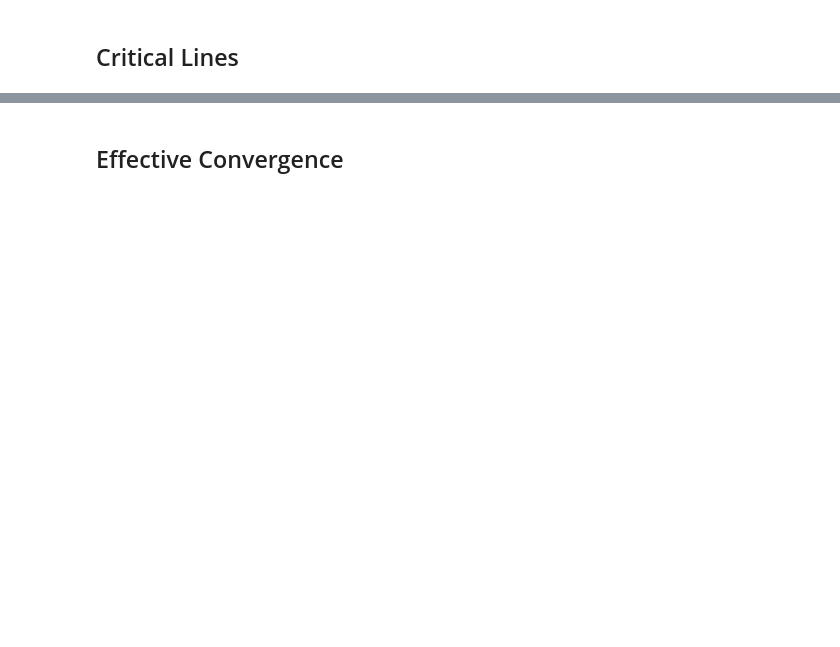
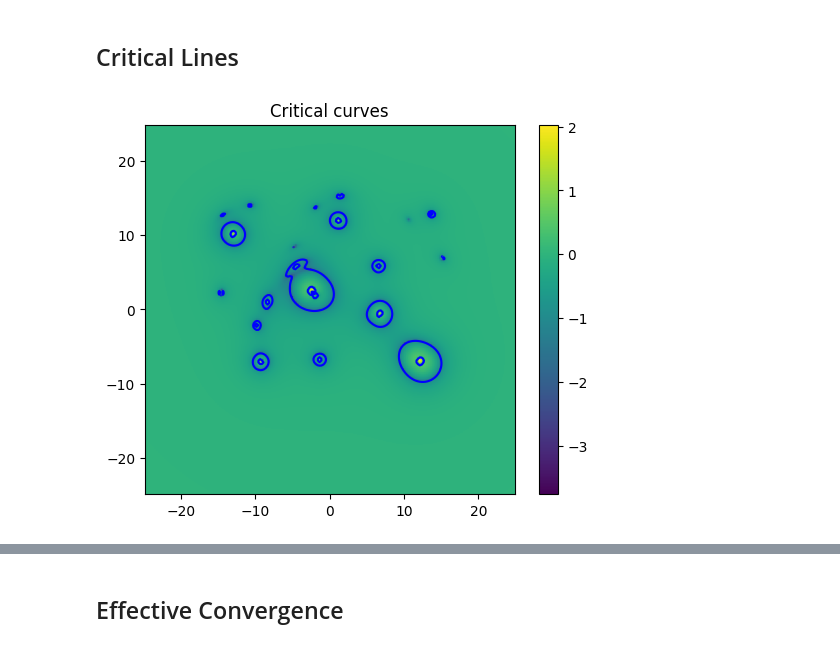
Before and after one commit to Ciela-Institute/caustics, a Jupyter notebook: docs/source/tutorials/MultiplaneDemo.ipynb, the cells around one changed output, grey strips where cells are left out. Saved outputs shown, nothing was run; the diff lists cells and outputs as text; code cells hidden in the pictures; blank space fills up the shorter version.

```diff
--- a/docs/source/tutorials/MultiplaneDemo.ipynb
+++ b/docs/source/tutorials/MultiplaneDemo.ipynb
@@ -21,7 +21,7 @@ import caustics
 cosmology = caustics.cosmology.FlatLambdaCDM(name="cosmo")
 cosmology.to(dtype=torch.float32)
 n_pix = 100
-res = 0.05
+res = 0.5
 upsample_factor = 2
 fov = res * n_pix
 thx, thy = caustics.utils.get_meshgrid(
@@ -46,12 +46,11 @@ for p, z_p in enumerate(z_plane):
             caustics.lenses.PseudoJaffe(
                 cosmology=cosmology,
                 z_l=z_p,
-                x0=torch.tensor(np.random.uniform(-fov / 3.0, fov / 3.0)),
-                y0=torch.tensor(np.random.uniform(-fov / 3.0, fov / 3.0)),
-                mass=torch.tensor(3e10),
-                core_radius=0.01,
-                scale_radius=torch.tensor(10 ** np.random.uniform(-0.5, 0.5)),
-                s=torch.tensor(0.001),
+                x0=np.random.uniform(-fov / 4.0, fov / 4.0),
+                y0=np.random.uniform(-fov / 4.0, fov / 4.0),
+                mass=1e12,
+                core_radius=1e-1,
+                scale_radius=5.0,
             )
         )
 
@@ -86,17 +87,19 @@ plt.show()
 # %%
 # Compute critical curves using effective difflection angle
 A = lens.jacobian_lens_equation(thx, thy, z_s)
 
 # Here we compute detA at every point
 detA = torch.linalg.det(A)
 
 # Plot the critical line
 im = plt.imshow(
-    detA, extent=(thx[0][0], thx[0][-1], thy[0][0], thy[-1][0]), origin="lower"
+    np.log10(np.abs(detA.detach().cpu().numpy())), extent=(thx[0][0], thx[0][-1], thy[0][0], thy[-1][0]), origin="lower"
 )
 plt.colorbar(im)
 CS = plt.contour(thx, thy, detA, levels=[0.0], colors="b")
 plt.title("Critical curves")
 plt.show()
+# %% [output]
+[figure, added]
 # %%
 # For completeness, here are the caustics!
```
Also changed, not shown: parts of 6 cells of this notebook, 4 other files.
